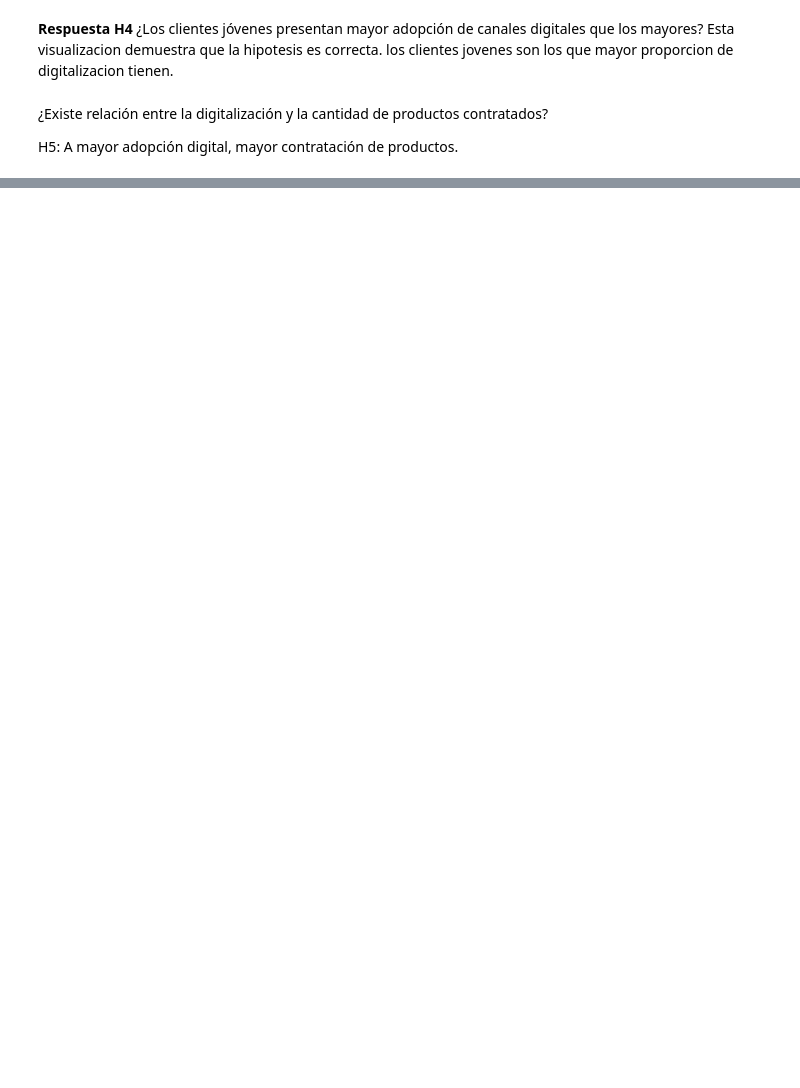
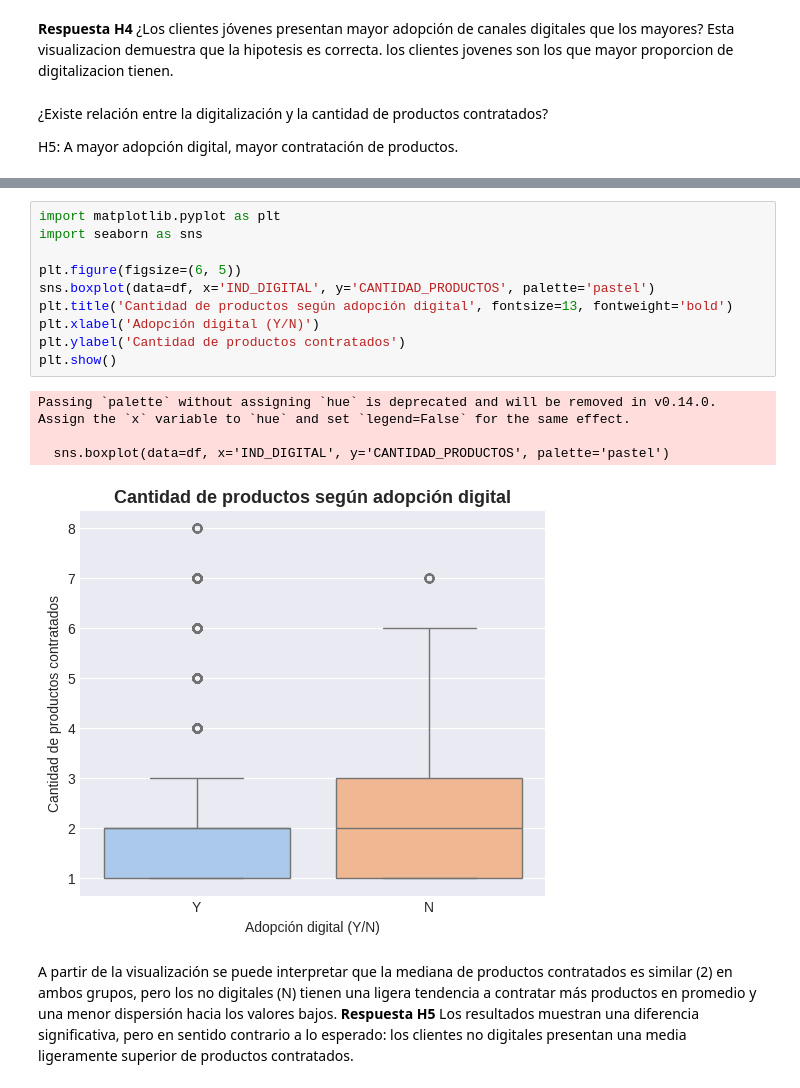
Before and after one commit to chiaravanin/CursoCoder, a Jupyter notebook: ProyectoDS_PArteIVANIN.ipynb, the cells around one changed output, grey strips where cells are left out. Saved outputs shown, nothing was run; the diff lists cells and outputs as text; blank space fills up the shorter version.

```diff
--- a/ProyectoDS_PArteIVANIN.ipynb
+++ b/ProyectoDS_PArteIVANIN.ipynb
@@ -834,0 +847,17 @@ H5: A mayor adopción digital, mayor contratación de productos.
+# %%
+import matplotlib.pyplot as plt
+import seaborn as sns
+
+plt.figure(figsize=(6, 5))
+sns.boxplot(data=df, x='IND_DIGITAL', y='CANTIDAD_PRODUCTOS', palette='pastel')
+plt.title('Cantidad de productos según adopción digital', fontsize=13, fontweight='bold')
+plt.xlabel('Adopción digital (Y/N)')
+plt.ylabel('Cantidad de productos contratados')
+plt.show()
+# %% [output]
+Passing `palette` without assigning `hue` is deprecated and will be removed in v0.14.0. Assign the `x` variable to `hue` and set `legend=False` for the same effect.
+
+  sns.boxplot(data=df, x='IND_DIGITAL', y='CANTIDAD_PRODUCTOS', palette='pastel')
+[figure, added]
+# %% [markdown]
+A partir de la visualización se puede interpretar que la mediana de productos contratados es similar (2) en ambos grupos, pero los no digitales (N) tienen una ligera tendencia a contratar más productos en promedio y una menor dispersión hacia los valores bajos. **Respuesta H5** Los resultados muestran una diferencia significativa, pero en sentido contrario a lo esperado: los clientes no digitales presentan una media ligeramente superior de productos contratados.
```
Also changed, not shown: parts of 6 cells of this notebook.
